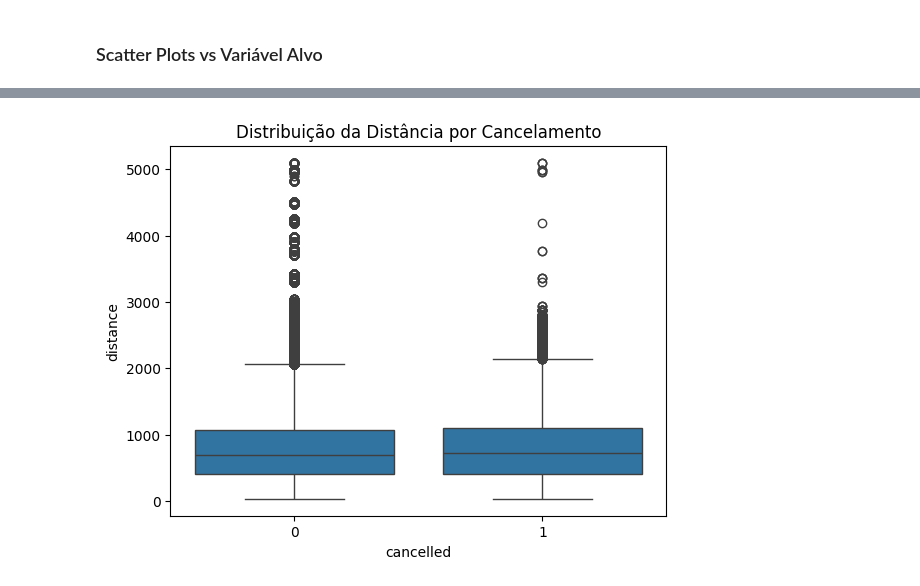
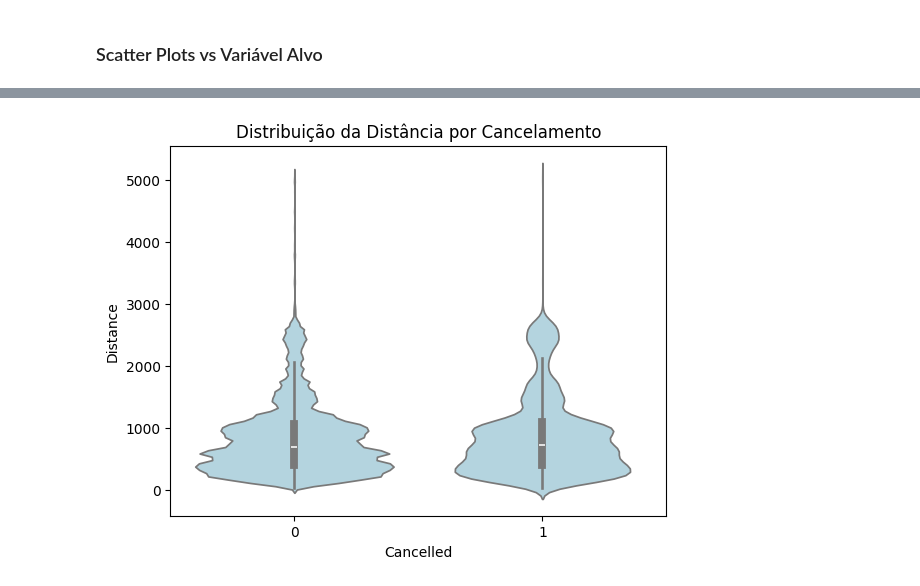
Before and after one commit to rodrigoramooos/previsao-atrasos-voos, a Jupyter notebook: notebooks/1.0_eda_limpeza.ipynb, the cells around one changed output, grey strips where cells are left out. Saved outputs shown, nothing was run; the diff lists cells and outputs as text; code cells hidden in the pictures.

```diff
--- a/notebooks/1.0_eda_limpeza.ipynb
+++ b/notebooks/1.0_eda_limpeza.ipynb
@@ -379,6 +362,12 @@ plt.show()
 # %%
-sns.boxplot(x="cancelled", y="distance", data=df)
+plt.figure()
+
+sns.violinplot(x="cancelled", y="distance", data=df, color='lightblue')
+
 plt.title("Distribuição da Distância por Cancelamento")
+plt.xlabel("Cancelled")
+plt.ylabel("Distance")
+
 plt.show()
 # %% [output]
-[figure, old version]
+[figure, new version]
```
Also changed, not shown: parts of 16 cells of this notebook.
